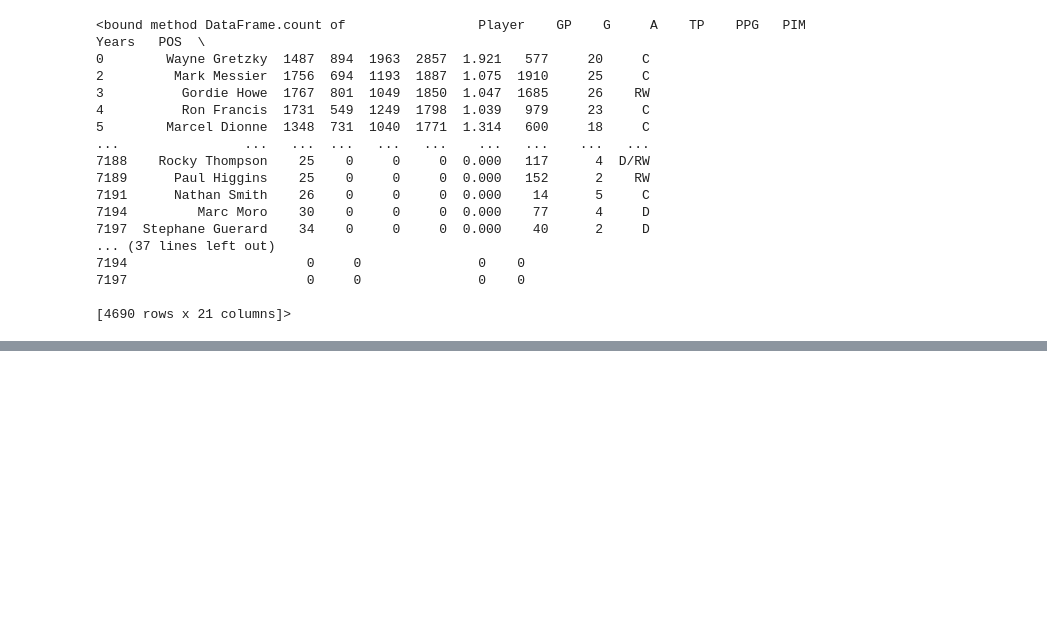
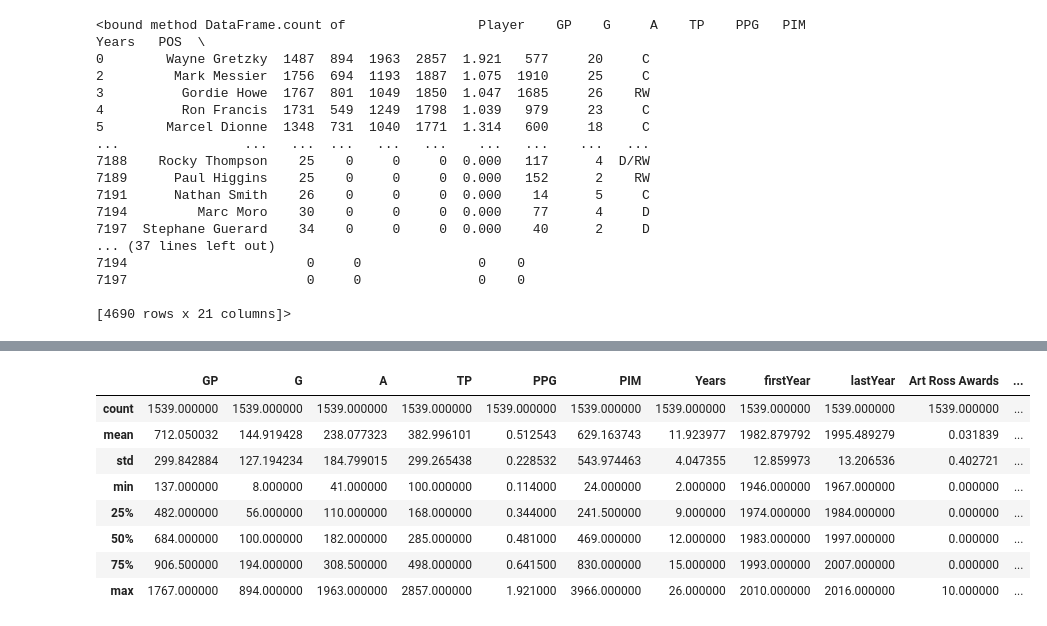
Before and after one commit to potterc22/Final-Project-ML, a Jupyter notebook: Jeff/master_stats_file.ipynb, the cells around one changed output, grey strips where cells are left out. Cells and saved outputs as stored; diff of their text form; code cells hidden in the pictures; blank space fills up the shorter version.

Commit message:
updated master data file

```diff
--- a/Jeff/master_stats_file.ipynb
+++ b/Jeff/master_stats_file.ipynb
@@ -239,0 +252,4 @@ test_train_filt67_df.count
+# %%
+test_train_filt67_mingame_df = master_stats_file_df[(master_stats_file_df['lastYear'] >= 1967) & (master_stats_file_df['lastYear'] < 2017) &                                                        (master_stats_file_df['TP'] > 99)]
+test_train_filt67_mingame_df = test_train_filt67_mingame_df.fillna(0)
+test_train_filt67_mingame_df.count
@@ -239,0 +274,12 @@ test_train_filt67_df.count
+# %%
+test_train_filt67_mingame_df.describe()
+# %% [output]
+|  | GP | G | A | TP | PPG | PIM | Years | firstYear | lastYear | Art Ross Awards | ... |
+| count | 1539.000000 | 1539.000000 | 1539.000000 | 1539.000000 | 1539.000000 | 1539.000000 | 1539.000000 | 1539.000000 | 1539.000000 | 1539.000000 | ... |
+| mean | 712.050032 | 144.919428 | 238.077323 | 382.996101 | 0.512543 | 629.163743 | 11.923977 | 1982.879792 | 1995.489279 | 0.031839 | ... |
+| std | 299.842884 | 127.194234 | 184.799015 | 299.265438 | 0.228532 | 543.974463 | 4.047355 | 12.859973 | 13.206536 | 0.402721 | ... |
+| min | 137.000000 | 8.000000 | 41.000000 | 100.000000 | 0.114000 | 24.000000 | 2.000000 | 1946.000000 | 1967.000000 | 0.000000 | ... |
+| 25% | 482.000000 | 56.000000 | 110.000000 | 168.000000 | 0.344000 | 241.500000 | 9.000000 | 1974.000000 | 1984.000000 | 0.000000 | ... |
+| 50% | 684.000000 | 100.000000 | 182.000000 | 285.000000 | 0.481000 | 469.000000 | 12.000000 | 1983.000000 | 1997.000000 | 0.000000 | ... |
+| 75% | 906.500000 | 194.000000 | 308.500000 | 498.000000 | 0.641500 | 830.000000 | 15.000000 | 1993.000000 | 2007.000000 | 0.000000 | ... |
+| max | 1767.000000 | 894.000000 | 1963.000000 | 2857.000000 | 1.921000 | 3966.000000 | 26.000000 | 2010.000000 | 2016.000000 | 10.000000 | ... |
```
Also changed, not shown: parts of 2 cells of this notebook.
